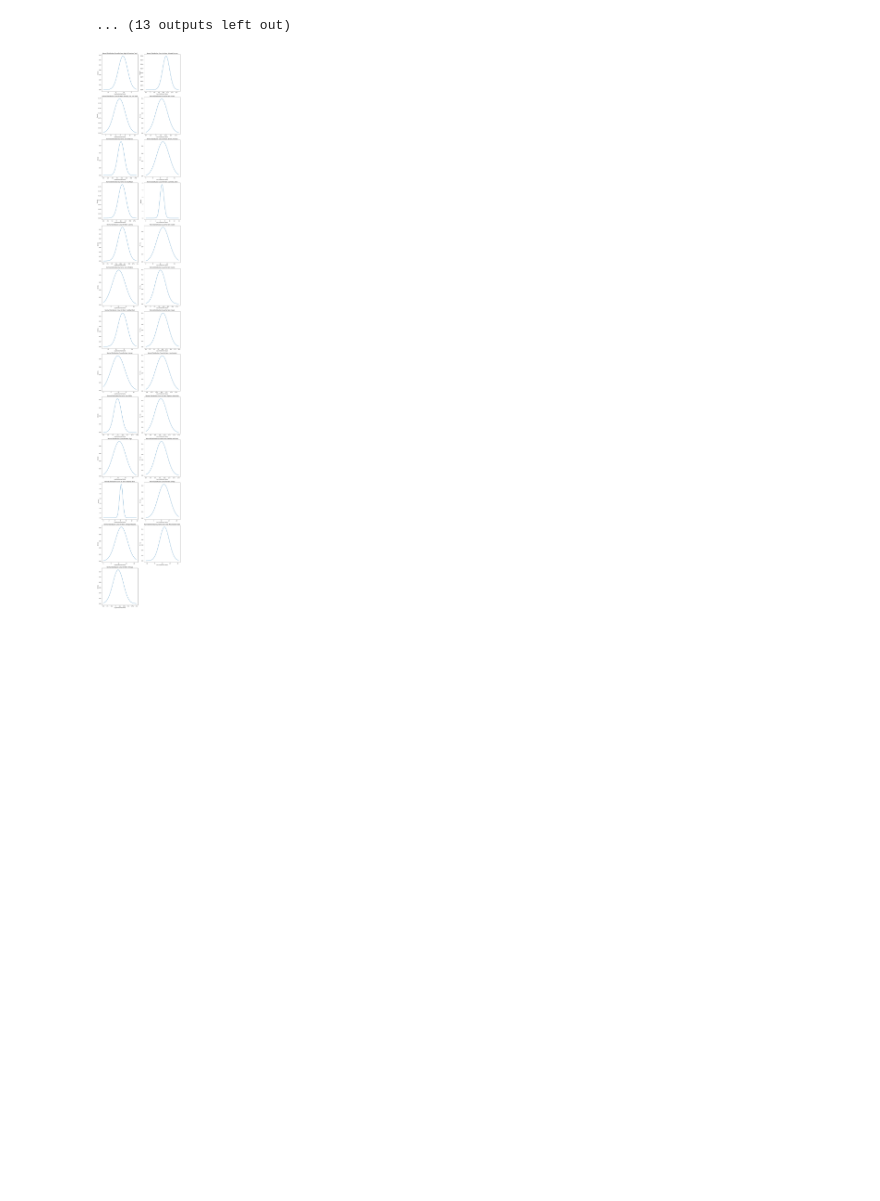
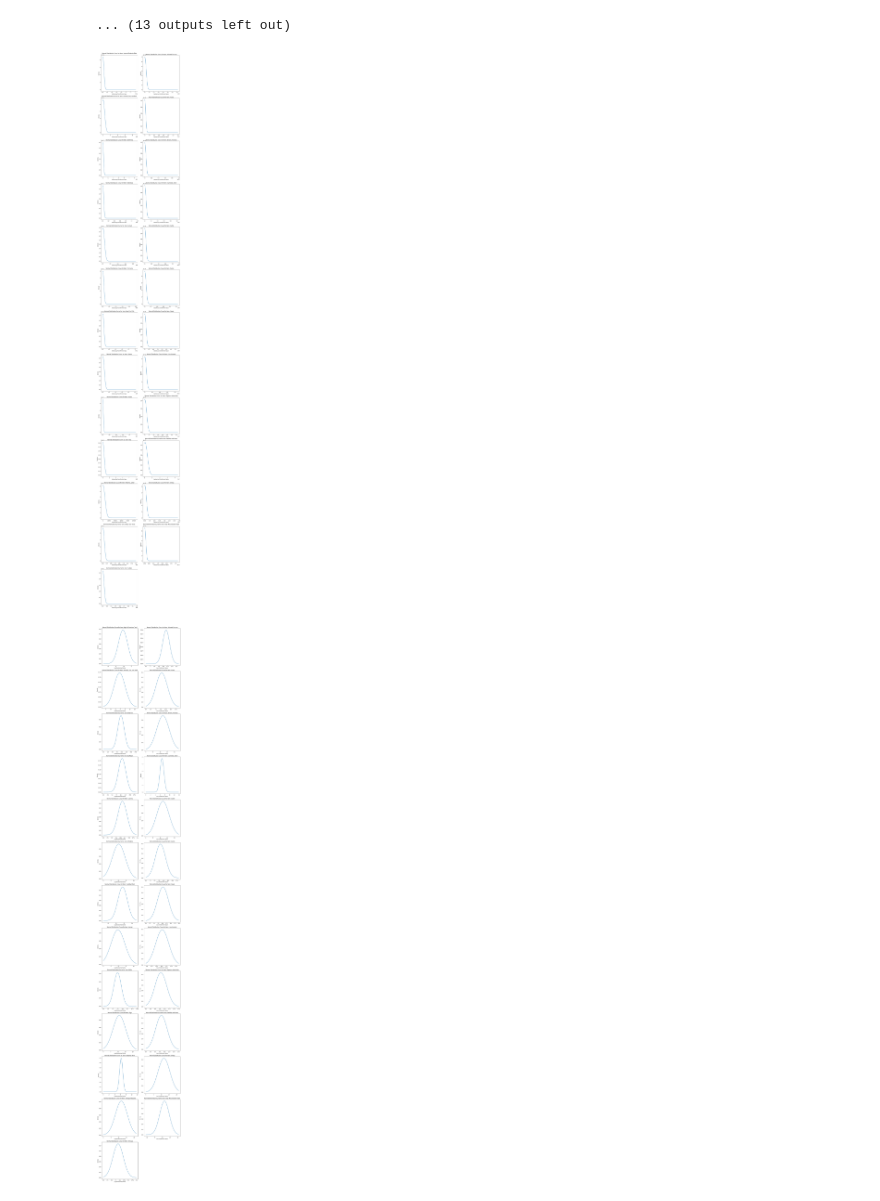
Before and after one commit to ZemelakGoraga/food-and-agri, a Jupyter notebook: avian_livestock_fishery.ipynb, the cells around one changed output. Saved outputs shown, nothing was run; the diff lists cells and outputs as text; code cells hidden in the pictures; blank space fills up the shorter version.

```diff
--- a/avian_livestock_fishery.ipynb
+++ b/avian_livestock_fishery.ipynb
@@ -766,6 +766,59 @@ for item in df2['Item'].unique():
 [figure]
 [figure]
 ... (13 outputs left out)
+# %%
+# Let us make normal distribution curves, before log transformation of the 'Value' column in the df2 version of the dataset
+
+# Import library
+import numpy as np
+import pandas as pd
+import matplotlib.pyplot as plt
+import seaborn as sns
+from scipy.stats import norm
+
+# Sort the DataFrame by 'Item' and 'Value'
+sorted_df2 = df2.sort_values(by=['Item', 'Value'])
+
+# Get the unique values in the 'Item' column and sort them
+unique_items = sorted(sorted_df2['Item'].unique())
+
+# Create a figure and axes for the normal distribution curves
+num_plots = len(unique_items)
+num_cols = 2  # You can adjust the number of columns as needed
+num_rows = -(-num_plots // num_cols)  # Ceiling division
+fig, axes = plt.subplots(num_rows, num_cols, figsize=(12, 6 * num_rows))
+
+# Flatten the axes array if needed
+axes = axes.flatten()
+
+# Iterate through unique elements, log transform, and create normal distribution curves
+for index, item in enumerate(unique_items):
+    subset = sorted_df2[sorted_df2['Item'] == item]
+
+    # Log transform the 'Value' column
+    #log_transformed_values = np.log(subset['Value'])
+
+    mean_value = subset['Value'].mean()
+    std_dev_value = subset['Value'].std()
+
+    x = np.linspace(subset['Value'].min(), subset['Value'].max(), 1000)
+    y = norm.pdf(x, mean_value, std_dev_value)
+
+    ax = axes[index]
+    ax.plot(x, y)
+    ax.set_title(f'Normal Distribution Curve for Item: {item}')
+    ax.set_xlabel('before Log-Transformed Value')
+    ax.set_ylabel('Density')
+
+# Hide any unused subplots
+for index in range(len(unique_items), num_rows * num_cols):
+    axes[index].axis('off')
+
+# Adjust layout
+plt.tight_layout()
+plt.show()
+# %% [output]
+[figure, added]
 # %%
 # Let us make normal distribution curves, after log transformation of the 'Value' column in the df4 version of the dataset
 # Although the test didn't confirm normal distribution, as we can see below, we have relatively better curves with df4 version of the dataset.
```
